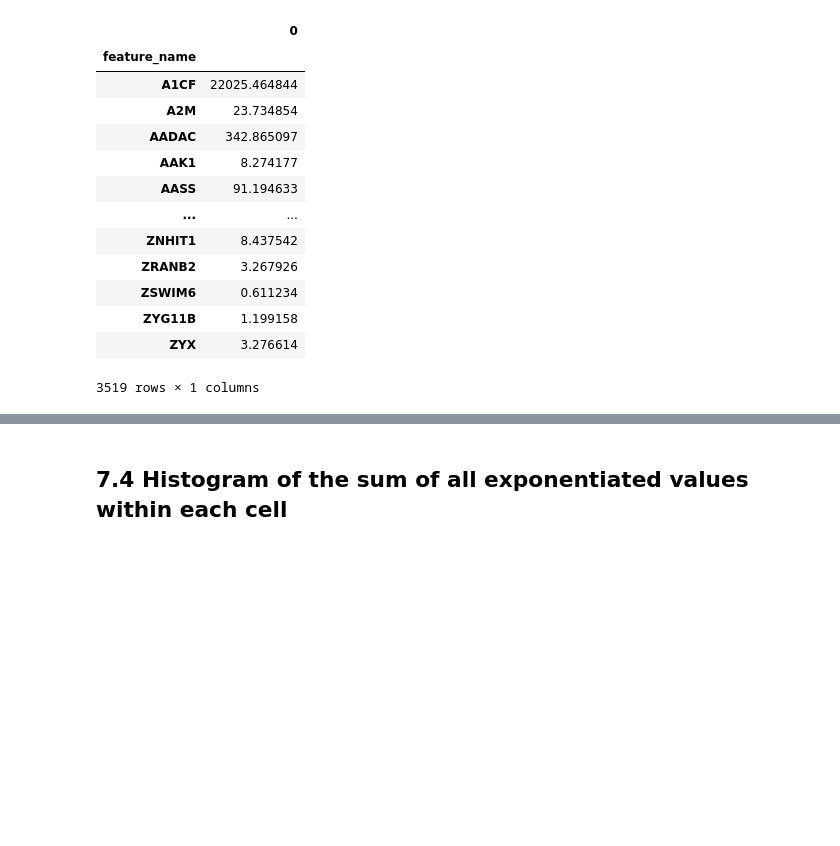
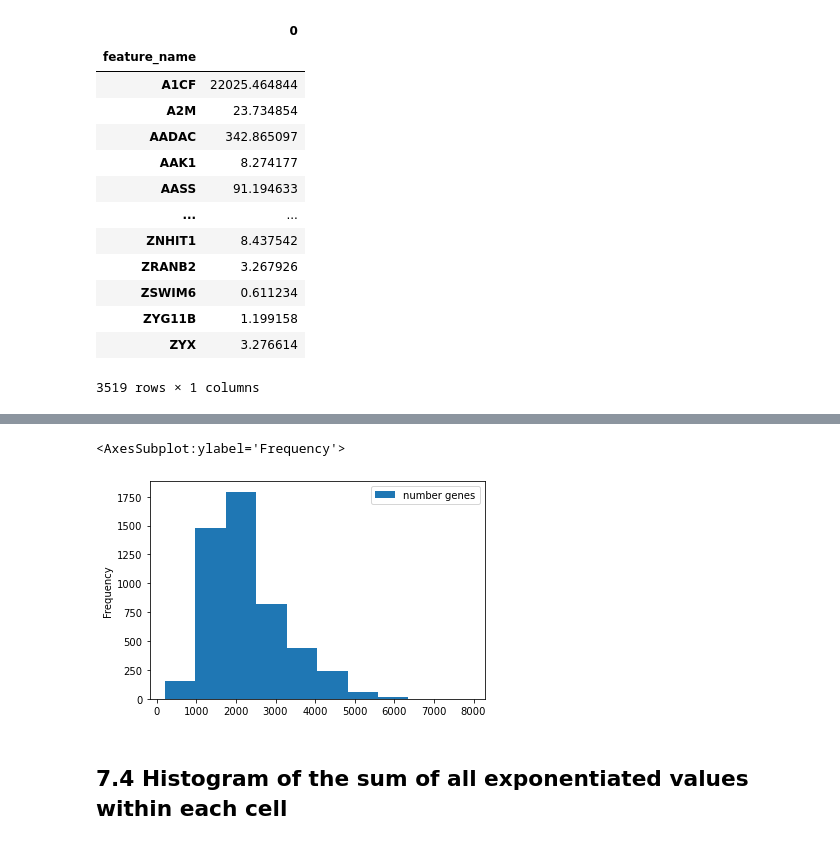
Before and after one commit to opentargets/baseline-expression, a Jupyter notebook: Tabula Sapiens Pipeline v2.ipynb, the cells around one changed output, grey strips where cells are left out. Saved outputs shown, nothing was run; the diff lists cells and outputs as text; code cells hidden in the pictures; blank space fills up the shorter version.

```diff
--- a/Tabula Sapiens Pipeline v2.ipynb
+++ b/Tabula Sapiens Pipeline v2.ipynb
@@ -829,0 +935,4 @@ max_gene_values[max_gene_values[0] != 0]
+# %%
+non_zero_cell_exp = pd.DataFrame(melted_liver_counts[melted_liver_counts.expression != 0].groupby('cell_id').expression.count())
+non_zero_cell_exp = non_zero_cell_exp.rename(columns = {'expression': 'number genes'})
+non_zero_cell_exp
@@ -830,3 +954,8 @@ max_gene_values[max_gene_values[0] != 0]
+# %%
+non_zero_cell_exp.plot.hist()
+# %% [output]
+<AxesSubplot:ylabel='Frequency'>
+[figure, added]
 # %% [markdown]
 ## 7.4 Histogram of the sum of all exponentiated values within each cell
 # %%
```
Also changed, not shown: parts of 75 cells of this notebook.
